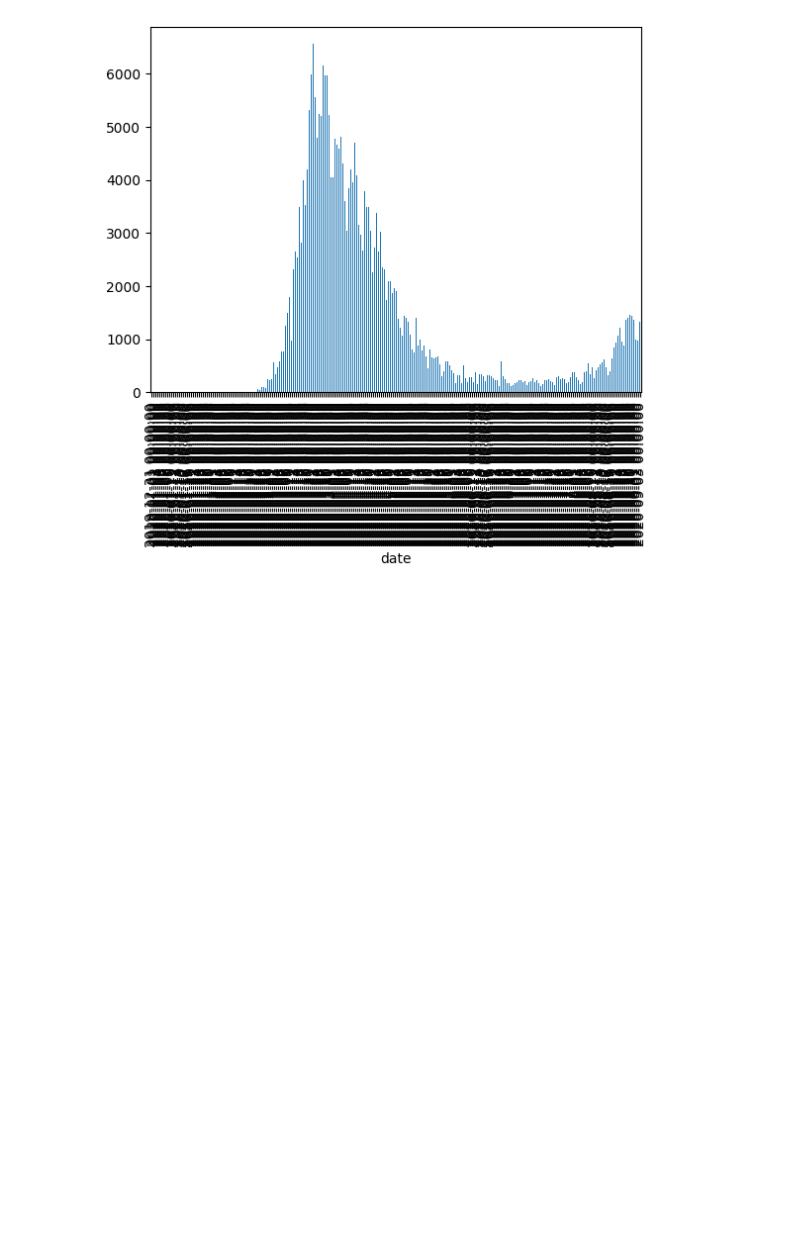
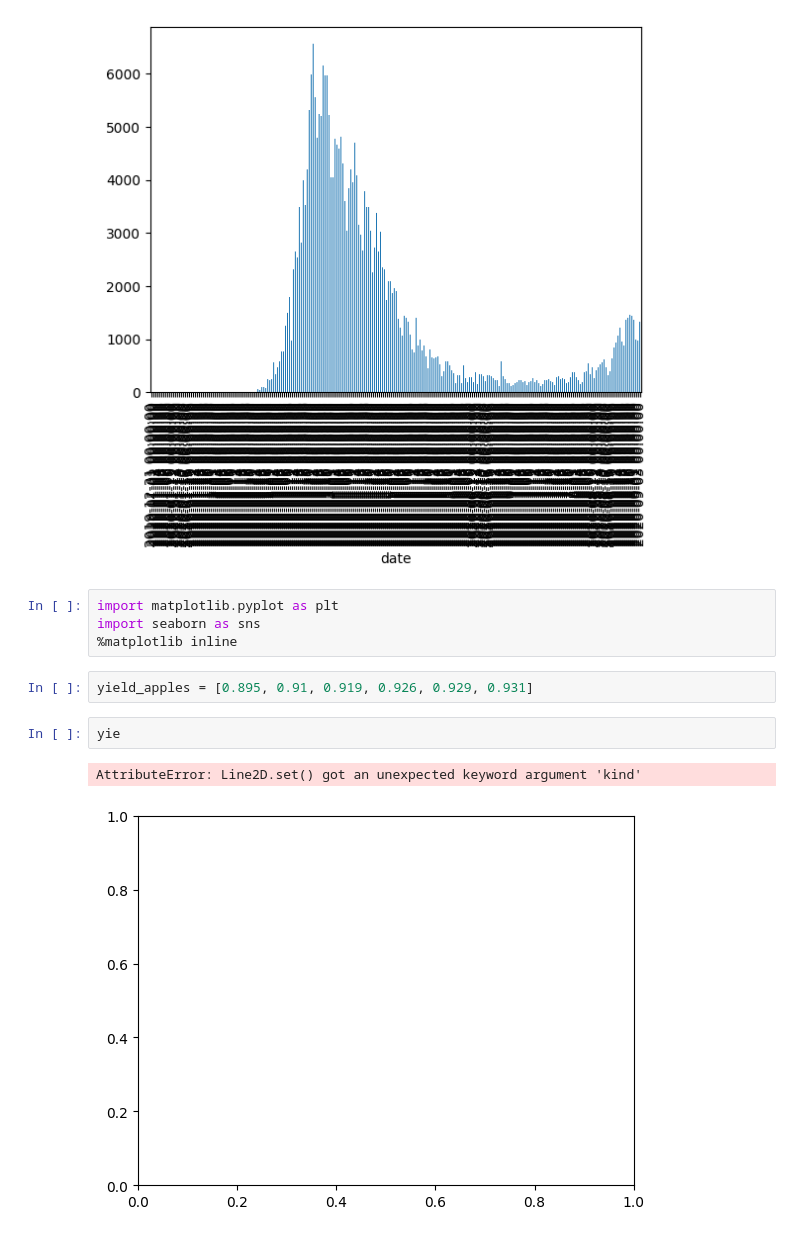
Before and after one commit to ruchirrmittal/pandas_prac, a Jupyter notebook: Untitled.ipynb, the cells around one changed output. Drawn from its saved outputs; the diff is of its cells as text; blank space fills up the shorter version.

```diff
--- a/Untitled.ipynb
+++ b/Untitled.ipynb
@@ -648,3 +652,14 @@ results_df.new_cases.plot(kind='bar')
 # %% [output]
 <Axes: xlabel='date'>
 [figure]
+# %%
+import matplotlib.pyplot as plt
+import seaborn as sns
+%matplotlib inline
+# %%
+yield_apples = [0.895, 0.91, 0.919, 0.926, 0.929, 0.931]
+# %%
+yie
+# %% [output]
+AttributeError: Line2D.set() got an unexpected keyword argument 'kind'
+[figure, added]
```
Also changed, not shown: parts of 1 cell of this notebook, 2 other files.
